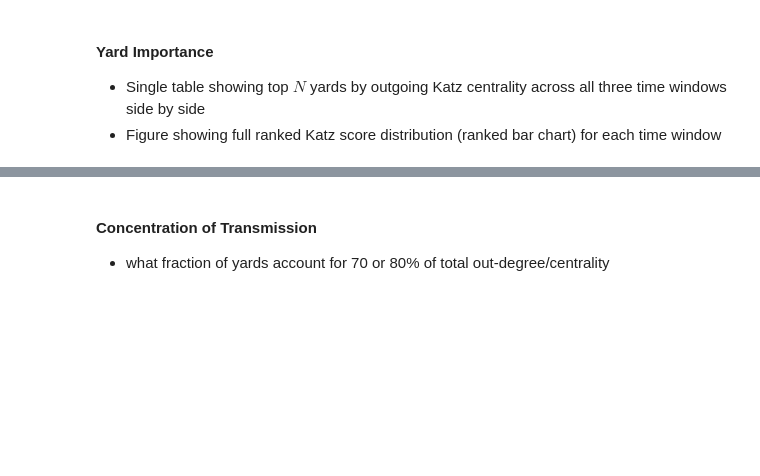
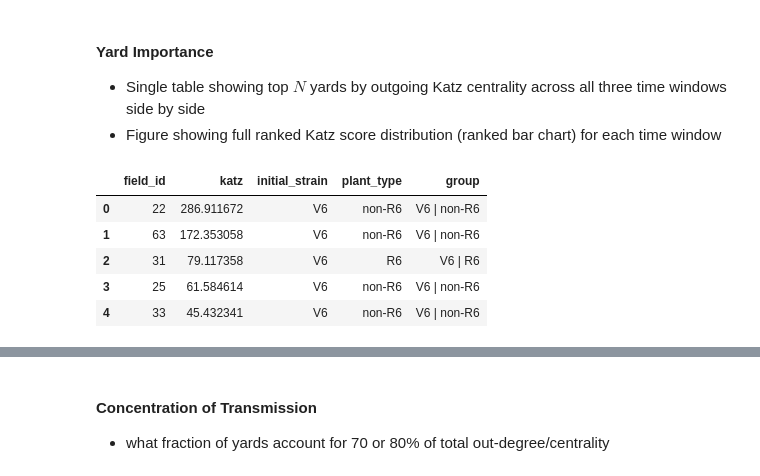
Before and after one commit to hawktre/CS_546_FinalProject, a Jupyter notebook: notebooks/4-network-analysis-finalproject.ipynb, the cells around one changed output, grey strips where cells are left out. Saved outputs shown, nothing was run; the diff lists cells and outputs as text; code cells hidden in the pictures; blank space fills up the shorter version.

```diff
--- a/notebooks/4-network-analysis-finalproject.ipynb
+++ b/notebooks/4-network-analysis-finalproject.ipynb
@@ -258,0 +351,9 @@ def katz_centrality(adj_matrix: np.ndarray, alpha: float, out = True):
+# %%
+katz_out.head()
+# %% [output]
+|  | field_id | katz | initial_strain | plant_type | group |
+| 0 | 22 | 286.911672 | V6 | non-R6 | V6 | non-R6 |
+| 1 | 63 | 172.353058 | V6 | non-R6 | V6 | non-R6 |
+| 2 | 31 | 79.117358 | V6 | R6 | V6 | R6 |
+| 3 | 25 | 61.584614 | V6 | non-R6 | V6 | non-R6 |
+| 4 | 33 | 45.432341 | V6 | non-R6 | V6 | non-R6 |
```
Also changed, not shown: parts of 18 cells of this notebook.
